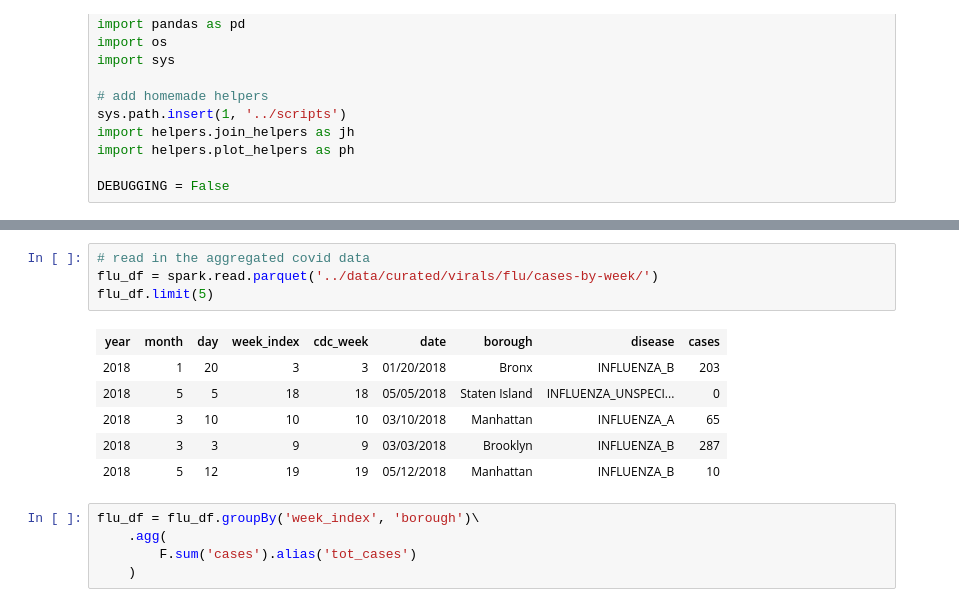
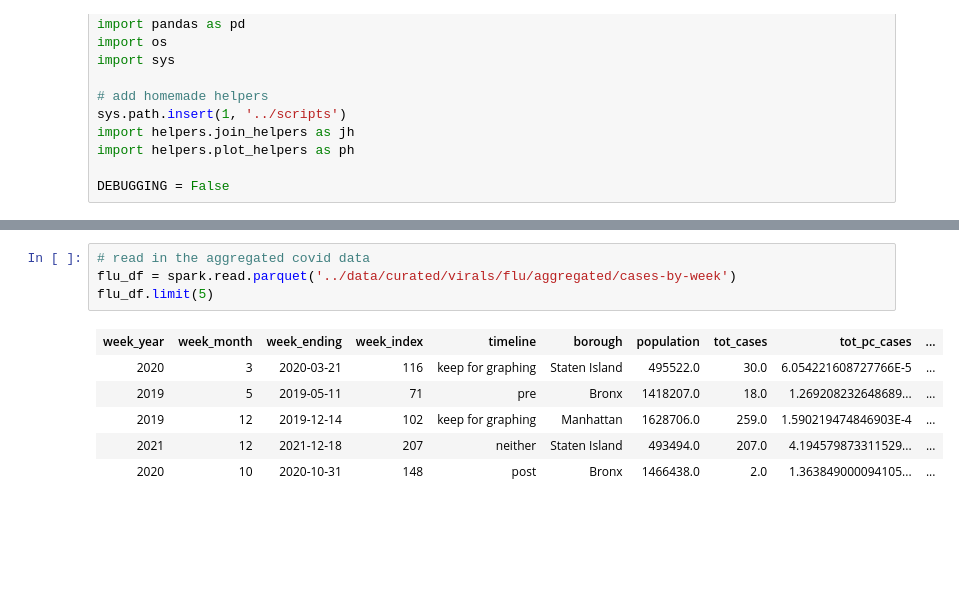
Before and after one commit to MAST30034-Applied-Data-Science/mast30034-project-1-DigitalData, a Jupyter notebook: notebooks/data_analysis_yellow_vs_flu.ipynb, the cells around one changed output, grey strips where cells are left out. Cells and saved outputs as stored; diff of their text form; blank space fills up the shorter version.

```diff
--- a/notebooks/data_analysis_yellow_vs_flu.ipynb
+++ b/notebooks/data_analysis_yellow_vs_flu.ipynb
@@ -57,18 +55,13 @@ yellow_df.limit(5)
 # %%
 # read in the aggregated covid data
-flu_df = spark.read.parquet('../data/curated/virals/flu/cases-by-week/')
+flu_df = spark.read.parquet('../data/curated/virals/flu/aggregated/cases-by-week')
 flu_df.limit(5)
 # %% [output]
-| year | month | day | week_index | cdc_week | date | borough | disease | cases |
-| 2018 | 1 | 20 | 3 | 3 | 01/20/2018 | Bronx | INFLUENZA_B | 203 |
-| 2018 | 5 | 5 | 18 | 18 | 05/05/2018 | Staten Island | INFLUENZA_UNSPECI... | 0 |
-| 2018 | 3 | 10 | 10 | 10 | 03/10/2018 | Manhattan | INFLUENZA_A | 65 |
-| 2018 | 3 | 3 | 9 | 9 | 03/03/2018 | Brooklyn | INFLUENZA_B | 287 |
-| 2018 | 5 | 12 | 19 | 19 | 05/12/2018 | Manhattan | INFLUENZA_B | 10 |
+| week_year | week_month | week_ending | week_index | timeline | borough | population | tot_cases | tot_pc_cases | ... |
+| 2020 | 3 | 2020-03-21 | 116 | keep for graphing | Staten Island | 495522.0 | 30.0 | 6.054221608727766E-5 | ... |
+| 2019 | 5 | 2019-05-11 | 71 | pre | Bronx | 1418207.0 | 18.0 | 1.269208232648689... | ... |
+| 2019 | 12 | 2019-12-14 | 102 | keep for graphing | Manhattan | 1628706.0 | 259.0 | 1.590219474846903E-4 | ... |
+| 2021 | 12 | 2021-12-18 | 207 | neither | Staten Island | 493494.0 | 207.0 | 4.194579873311529... | ... |
+| 2020 | 10 | 2020-10-31 | 148 | post | Bronx | 1466438.0 | 2.0 | 1.363849000094105... | ... |
-# %%
-flu_df = flu_df.groupBy('week_index', 'borough')\
-    .agg(
-        F.sum('cases').alias('tot_cases')
-    )
 # %%
 # join the datasets by week_index
```
Also changed, not shown: parts of 15 cells of this notebook, 31 other files.
